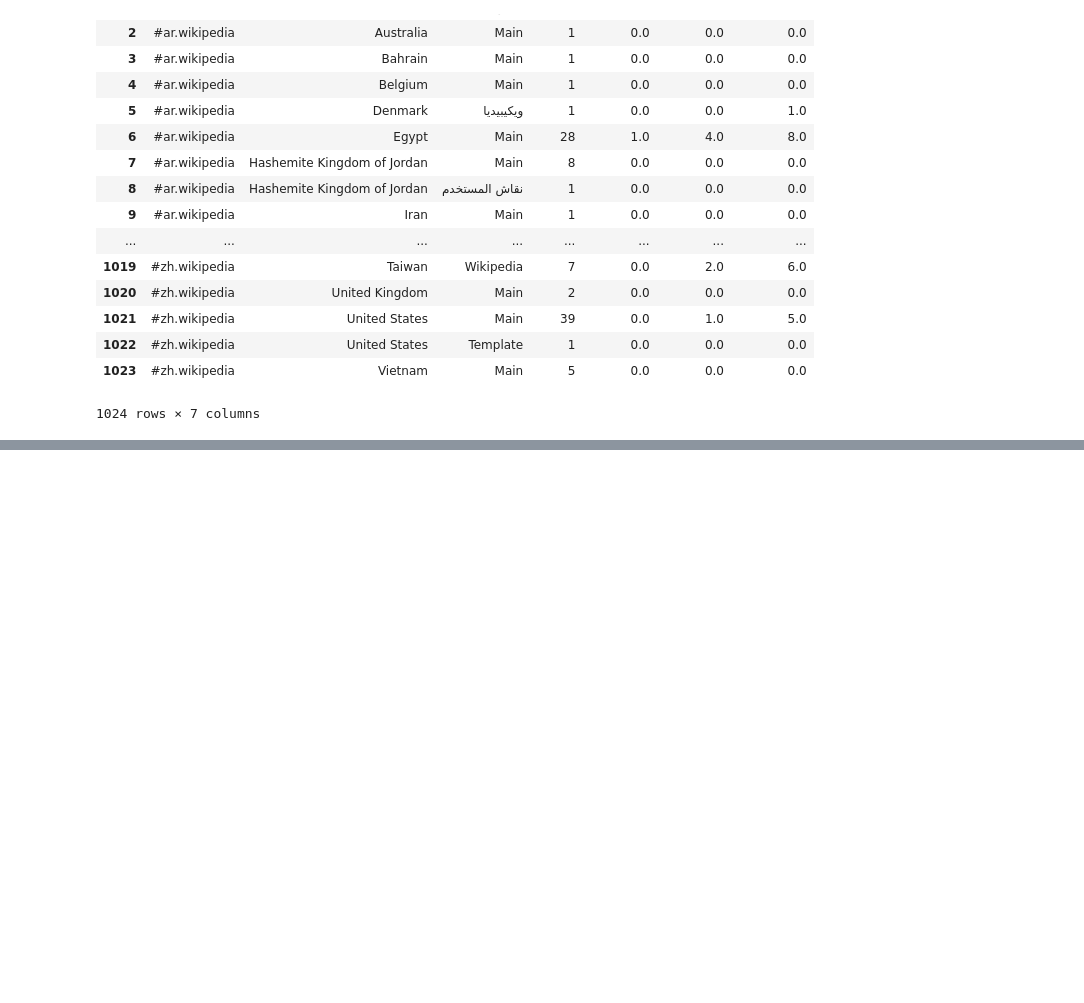
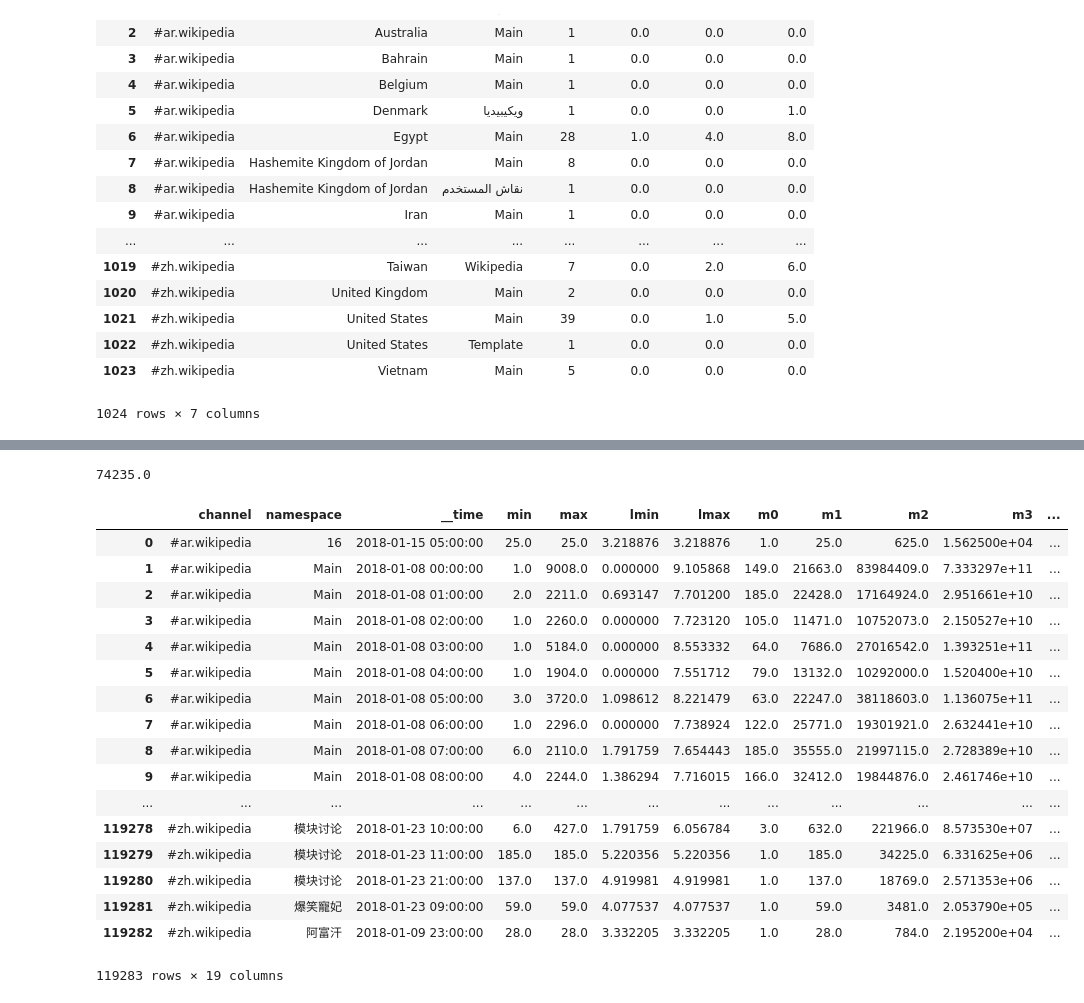
Before and after one commit to stanford-futuredata/macrobase, a Jupyter notebook: Moments Cube Creation.ipynb, the cells around one changed output, grey strips where cells are left out. Saved outputs shown, nothing was run; the diff lists cells and outputs as text; code cells hidden in the pictures; blank space fills up the shorter version.

```diff
--- a/Moments Cube Creation.ipynb
+++ b/Moments Cube Creation.ipynb
@@ -187,0 +341,2 @@ wiki_oracle.to_csv('lib/src/test/resources/wiki_oracle_cubed.csv')
+# %%
+big_wiki_data = pd.read_csv('~/Downloads/wiki-10M.csv')
@@ -187,0 +363,6 @@ wiki_oracle.to_csv('lib/src/test/resources/wiki_oracle_cubed.csv')
+# %%
+metric = "added"
+attributes = ["channel", "namespace"]
+big_wiki_data = big_wiki_data.set_index(pd.DatetimeIndex(big_wiki_data['__time']))
+big_wiki_data = big_wiki_data[attributes + [metric]]
+big_wiki_data = big_wiki_data[(np.isfinite(big_wiki_data[metric])) & (big_wiki_data[metric] > 0)]
@@ -187,0 +406,4 @@ wiki_oracle.to_csv('lib/src/test/resources/wiki_oracle_cubed.csv')
+# %%
+big_wiki_oracle['outliers1'].sum()
+# %% [output]
+74235.0
@@ -187,0 +412,40 @@ wiki_oracle.to_csv('lib/src/test/resources/wiki_oracle_cubed.csv')
+# %%
+big_wiki_cube = big_wiki_data.groupby(attributes + [pd.TimeGrouper(freq='H')]).agg({metric: [
+    'min',
+    'max',
+    log_min(),
+    log_max(),
+    moment(0),
+    moment(1),
+    moment(2),
+    moment(3),
+    moment(4),
+    moment(5),
+    log_moment(0),
+    log_moment(1),
+    log_moment(2),
+    log_moment(3),
+    log_moment(4),
+    log_moment(5)
+]}).reset_index(col_level=1)
+big_wiki_cube.columns = big_wiki_cube.columns.get_level_values(1)
+big_wiki_cube
+# %% [output]
+|  | channel | namespace | __time | min | max | lmin | lmax | m0 | m1 | m2 | m3 | ... |
+| 0 | #ar.wikipedia | 16 | 2018-01-15 05:00:00 | 25.0 | 25.0 | 3.218876 | 3.218876 | 1.0 | 25.0 | 625.0 | 1.562500e+04 | ... |
+| 1 | #ar.wikipedia | Main | 2018-01-08 00:00:00 | 1.0 | 9008.0 | 0.000000 | 9.105868 | 149.0 | 21663.0 | 83984409.0 | 7.333297e+11 | ... |
+| 2 | #ar.wikipedia | Main | 2018-01-08 01:00:00 | 2.0 | 2211.0 | 0.693147 | 7.701200 | 185.0 | 22428.0 | 17164924.0 | 2.951661e+10 | ... |
+| 3 | #ar.wikipedia | Main | 2018-01-08 02:00:00 | 1.0 | 2260.0 | 0.000000 | 7.723120 | 105.0 | 11471.0 | 10752073.0 | 2.150527e+10 | ... |
+| 4 | #ar.wikipedia | Main | 2018-01-08 03:00:00 | 1.0 | 5184.0 | 0.000000 | 8.553332 | 64.0 | 7686.0 | 27016542.0 | 1.393251e+11 | ... |
+| 5 | #ar.wikipedia | Main | 2018-01-08 04:00:00 | 1.0 | 1904.0 | 0.000000 | 7.551712 | 79.0 | 13132.0 | 10292000.0 | 1.520400e+10 | ... |
+| 6 | #ar.wikipedia | Main | 2018-01-08 05:00:00 | 3.0 | 3720.0 | 1.098612 | 8.221479 | 63.0 | 22247.0 | 38118603.0 | 1.136075e+11 | ... |
+| 7 | #ar.wikipedia | Main | 2018-01-08 06:00:00 | 1.0 | 2296.0 | 0.000000 | 7.738924 | 122.0 | 25771.0 | 19301921.0 | 2.632441e+10 | ... |
+| 8 | #ar.wikipedia | Main | 2018-01-08 07:00:00 | 6.0 | 2110.0 | 1.791759 | 7.654443 | 185.0 | 35555.0 | 21997115.0 | 2.728389e+10 | ... |
+| 9 | #ar.wikipedia | Main | 2018-01-08 08:00:00 | 4.0 | 2244.0 | 1.386294 | 7.716015 | 166.0 | 32412.0 | 19844876.0 | 2.461746e+10 | ... |
+| ... | ... | ... | ... | ... | ... | ... | ... | ... | ... | ... | ... | ... |
+| 119278 | #zh.wikipedia | 模块讨论 | 2018-01-23 10:00:00 | 6.0 | 427.0 | 1.791759 | 6.056784 | 3.0 | 632.0 | 221966.0 | 8.573530e+07 | ... |
+| 119279 | #zh.wikipedia | 模块讨论 | 2018-01-23 11:00:00 | 185.0 | 185.0 | 5.220356 | 5.220356 | 1.0 | 185.0 | 34225.0 | 6.331625e+06 | ... |
+| 119280 | #zh.wikipedia | 模块讨论 | 2018-01-23 21:00:00 | 137.0 | 137.0 | 4.919981 | 4.919981 | 1.0 | 137.0 | 18769.0 | 2.571353e+06 | ... |
+| 119281 | #zh.wikipedia | 爆笑寵妃 | 2018-01-23 09:00:00 | 59.0 | 59.0 | 4.077537 | 4.077537 | 1.0 | 59.0 | 3481.0 | 2.053790e+05 | ... |
+| 119282 | #zh.wikipedia | 阿富汗 | 2018-01-09 23:00:00 | 28.0 | 28.0 | 3.332205 | 3.332205 | 1.0 | 28.0 | 784.0 | 2.195200e+04 | ... |
+119283 rows × 19 columns
```
Also changed, not shown: parts of 27 cells of this notebook, 7 other files.
